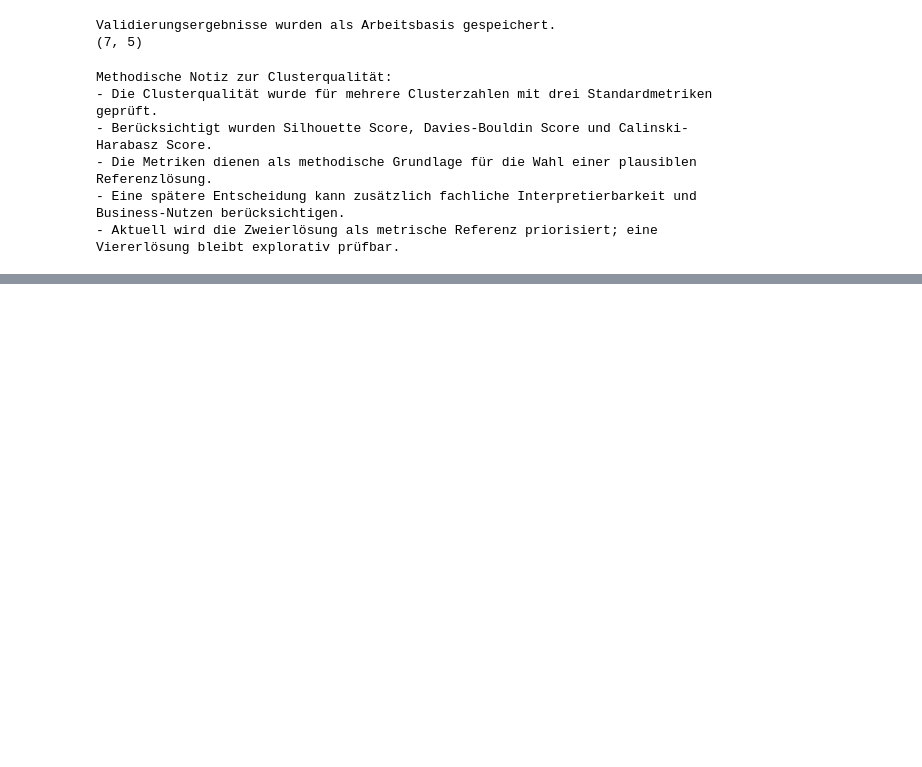
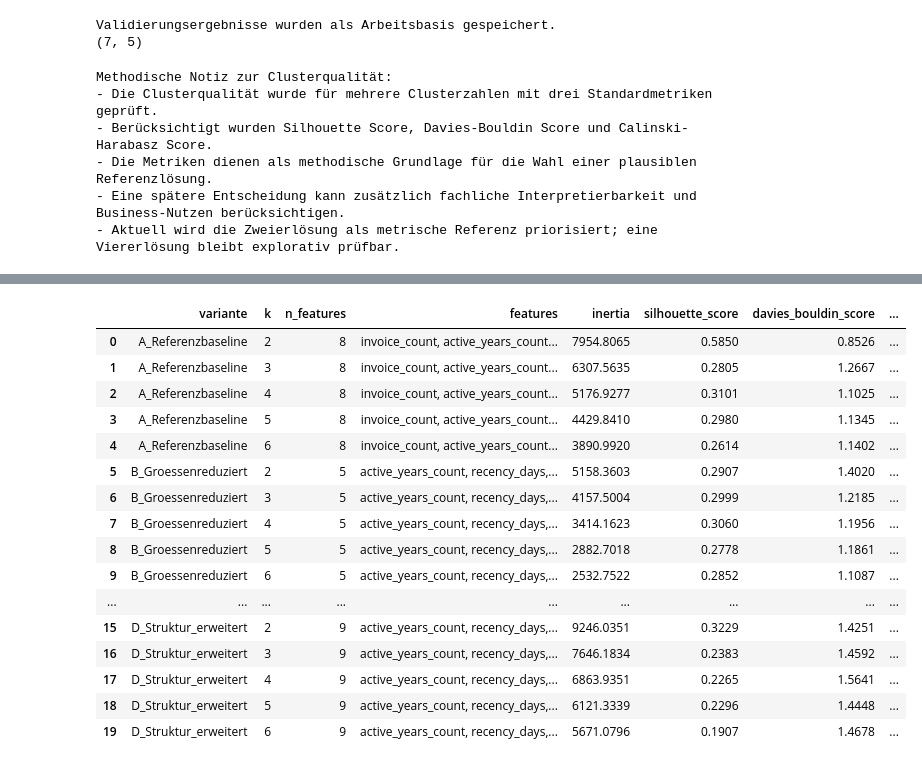
Before and after one commit to jensus-rep/data01-executive-search-analytics, a Jupyter notebook: notebooks/01_data_import_and_debitor_matrix.ipynb, the cells around one changed output, grey strips where cells are left out. Cells and saved outputs as stored; diff of their text form; code cells hidden in the pictures; blank space fills up the shorter version.

```diff
--- a/notebooks/01_data_import_and_debitor_matrix.ipynb
+++ b/notebooks/01_data_import_and_debitor_matrix.ipynb
@@ -1374,0 +1469,18 @@ Methodische Notiz zur Clusterqualität:
+# %%
+# Vorbereitung für die Robustheitsprüfung
+
+from sklearn.impute import SimpleImputer
+from sklearn.preprocessing import StandardScaler
+from sklearn.cluster import KMeans
+from sklearn.metrics import silhouette_score, davies_bouldin_score, calinski_harabasz_score
+
+k_values_robustness = range(2, 7)
+
+robustness_validation_results = []
+robustness_prepared_data = {}
+
+base_robustness_df = debitor_features_final.copy()
+
+print("Ausgangsbasis der Robustheitsprüfung:")
+print(f"Debitoren: {base_robustness_df.shape[0]}")
+print(f"Verfügbare Spalten: {base_robustness_df.shape[1]}")
@@ -1374,0 +1542,34 @@ Methodische Notiz zur Clusterqualität:
+# %%
+# Validierungsergebnisse der Robustheitsprüfung als DataFrame aufbereiten
+
+robustness_validation_df = pd.DataFrame(robustness_validation_results)
+
+metric_cols = [
+    "inertia",
+    "silhouette_score",
+    "davies_bouldin_score",
+    "calinski_harabasz_score"
+]
+
+robustness_validation_df_rounded = robustness_validation_df.copy()
+robustness_validation_df_rounded[metric_cols] = robustness_validation_df_rounded[metric_cols].round(4)
+
+robustness_validation_df_rounded.sort_values(["variante", "k"]).reset_index(drop=True)
+# %% [output]
+|  | variante | k | n_features | features | inertia | silhouette_score | davies_bouldin_score | ... |
+| 0 | A_Referenzbaseline | 2 | 8 | invoice_count, active_years_count... | 7954.8065 | 0.5850 | 0.8526 | ... |
+| 1 | A_Referenzbaseline | 3 | 8 | invoice_count, active_years_count... | 6307.5635 | 0.2805 | 1.2667 | ... |
+| 2 | A_Referenzbaseline | 4 | 8 | invoice_count, active_years_count... | 5176.9277 | 0.3101 | 1.1025 | ... |
+| 3 | A_Referenzbaseline | 5 | 8 | invoice_count, active_years_count... | 4429.8410 | 0.2980 | 1.1345 | ... |
+| 4 | A_Referenzbaseline | 6 | 8 | invoice_count, active_years_count... | 3890.9920 | 0.2614 | 1.1402 | ... |
+| 5 | B_Groessenreduziert | 2 | 5 | active_years_count, recency_days,... | 5158.3603 | 0.2907 | 1.4020 | ... |
+| 6 | B_Groessenreduziert | 3 | 5 | active_years_count, recency_days,... | 4157.5004 | 0.2999 | 1.2185 | ... |
+| 7 | B_Groessenreduziert | 4 | 5 | active_years_count, recency_days,... | 3414.1623 | 0.3060 | 1.1956 | ... |
+| 8 | B_Groessenreduziert | 5 | 5 | active_years_count, recency_days,... | 2882.7018 | 0.2778 | 1.1861 | ... |
+| 9 | B_Groessenreduziert | 6 | 5 | active_years_count, recency_days,... | 2532.7522 | 0.2852 | 1.1087 | ... |
+| ... | ... | ... | ... | ... | ... | ... | ... | ... |
+| 15 | D_Struktur_erweitert | 2 | 9 | active_years_count, recency_days,... | 9246.0351 | 0.3229 | 1.4251 | ... |
+| 16 | D_Struktur_erweitert | 3 | 9 | active_years_count, recency_days,... | 7646.1834 | 0.2383 | 1.4592 | ... |
+| 17 | D_Struktur_erweitert | 4 | 9 | active_years_count, recency_days,... | 6863.9351 | 0.2265 | 1.5641 | ... |
+| 18 | D_Struktur_erweitert | 5 | 9 | active_years_count, recency_days,... | 6121.3339 | 0.2296 | 1.4448 | ... |
+| 19 | D_Struktur_erweitert | 6 | 9 | active_years_count, recency_days,... | 5671.0796 | 0.1907 | 1.4678 | ... |
```
Also changed, not shown: parts of 13 cells of this notebook.
